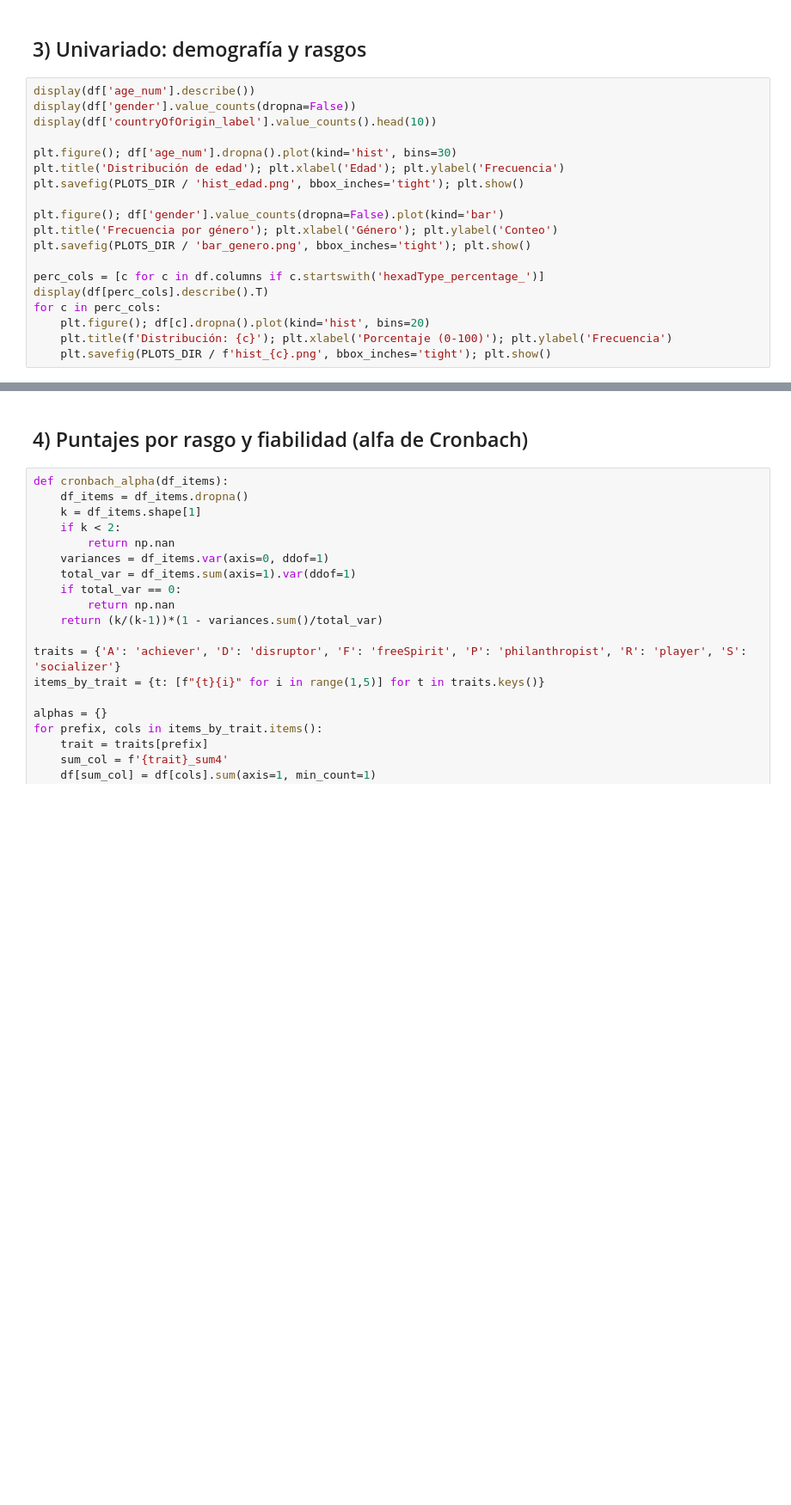
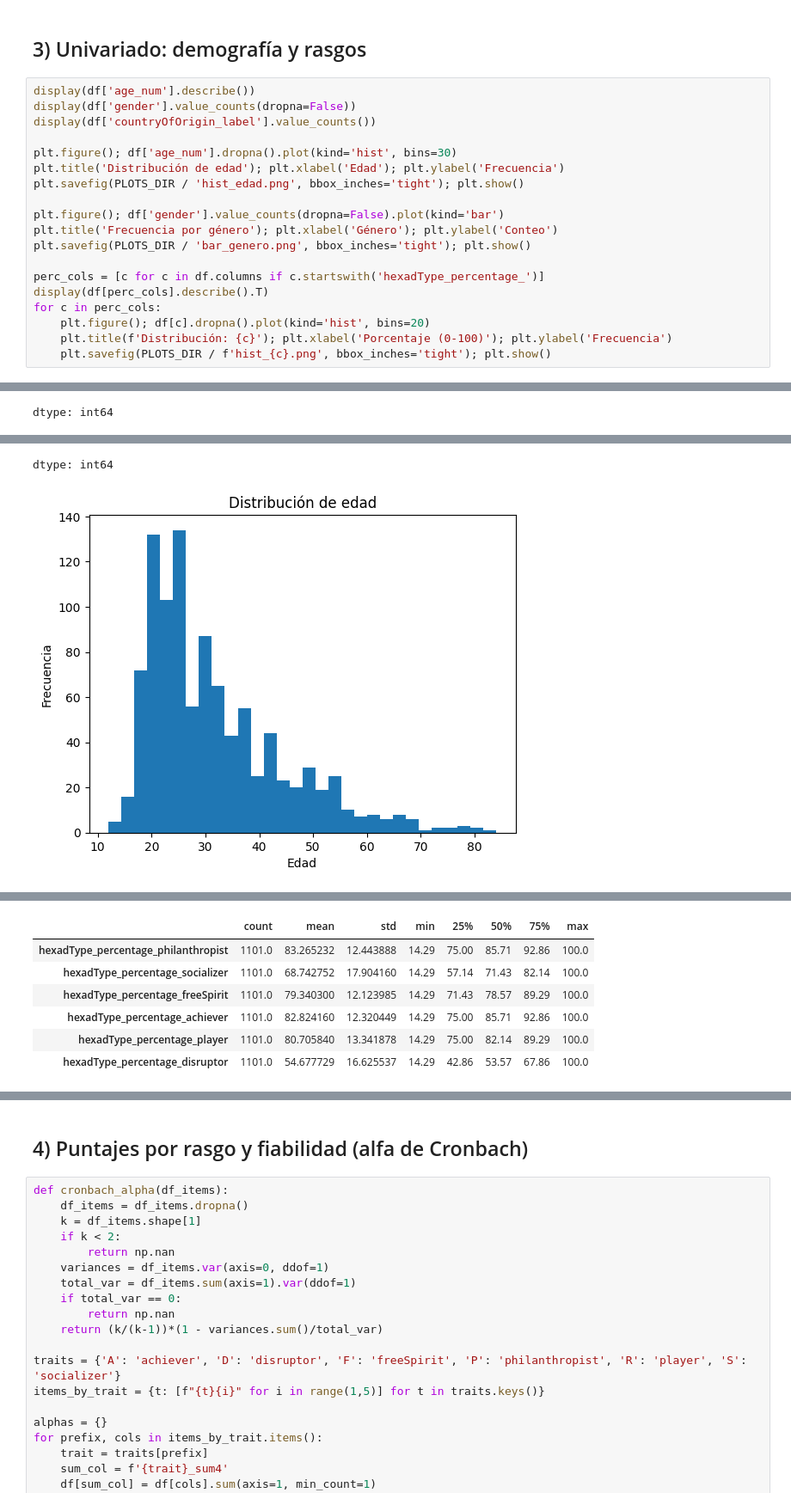
Before and after one commit to JesusConnolly/eda-hexad-study2, a Jupyter notebook: notebooks/EDA_HEXAD12.ipynb, the cells around one changed output, grey strips where cells are left out. Shown at 86% size. Saved outputs shown, nothing was run; the diff lists cells and outputs as text; blank space fills up the shorter version.

```diff
--- a/notebooks/EDA_HEXAD12.ipynb
+++ b/notebooks/EDA_HEXAD12.ipynb
@@ -70,7 +96,7 @@ print('age_num válidos:', df['age_num'].notna().sum())
 # %%
 display(df['age_num'].describe())
 display(df['gender'].value_counts(dropna=False))
-display(df['countryOfOrigin_label'].value_counts().head(10))
+display(df['countryOfOrigin_label'].value_counts())
 
 plt.figure(); df['age_num'].dropna().plot(kind='hist', bins=30)
 plt.title('Distribución de edad'); plt.xlabel('Edad'); plt.ylabel('Frecuencia')
@@ -86,3 +112,4 @@ for c in perc_cols:
     plt.figure(); df[c].dropna().plot(kind='hist', bins=20)
     plt.title(f'Distribución: {c}'); plt.xlabel('Porcentaje (0-100)'); plt.ylabel('Frecuencia')
     plt.savefig(PLOTS_DIR / f'hist_{c}.png', bbox_inches='tight'); plt.show()
+# %% [output]
@@ -88,0 +132 @@ for c in perc_cols:
+dtype: int64
@@ -88,0 +151,2 @@ for c in perc_cols:
+dtype: int64
+[figure, added]
@@ -88,0 +154,7 @@ for c in perc_cols:
+|  | count | mean | std | min | 25% | 50% | 75% | max |
+| hexadType_percentage_philanthropist | 1101.0 | 83.265232 | 12.443888 | 14.29 | 75.00 | 85.71 | 92.86 | 100.0 |
+| hexadType_percentage_socializer | 1101.0 | 68.742752 | 17.904160 | 14.29 | 57.14 | 71.43 | 82.14 | 100.0 |
+| hexadType_percentage_freeSpirit | 1101.0 | 79.340300 | 12.123985 | 14.29 | 71.43 | 78.57 | 89.29 | 100.0 |
+| hexadType_percentage_achiever | 1101.0 | 82.824160 | 12.320449 | 14.29 | 75.00 | 85.71 | 92.86 | 100.0 |
+| hexadType_percentage_player | 1101.0 | 80.705840 | 13.341878 | 14.29 | 75.00 | 82.14 | 89.29 | 100.0 |
+| hexadType_percentage_disruptor | 1101.0 | 54.677729 | 16.625537 | 14.29 | 42.86 | 53.57 | 67.86 | 100.0 |
```
Also changed, not shown: parts of 10 cells of this notebook.
